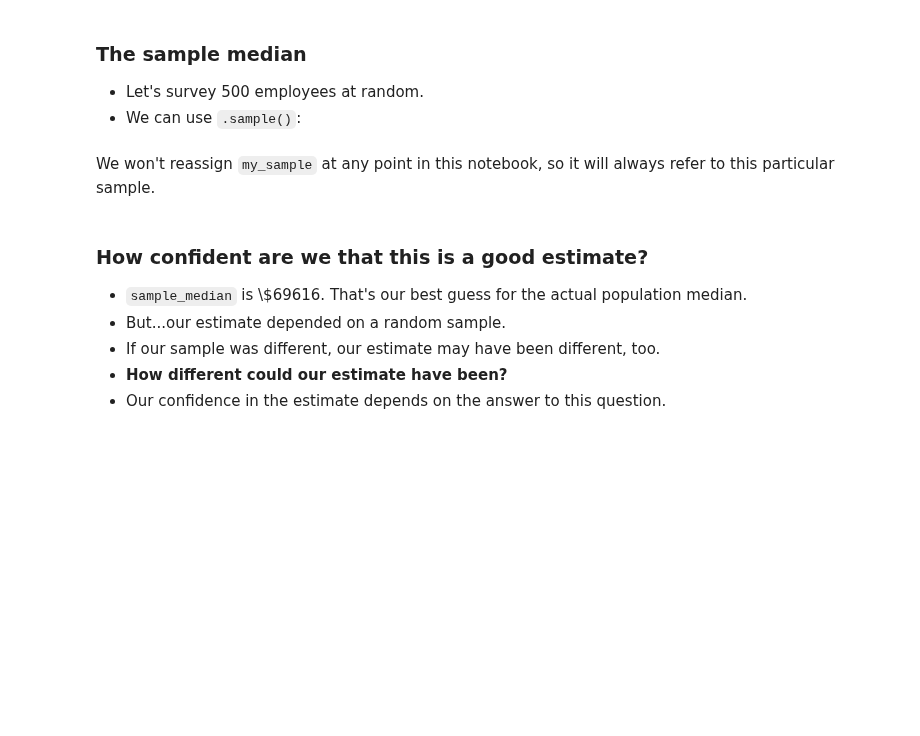
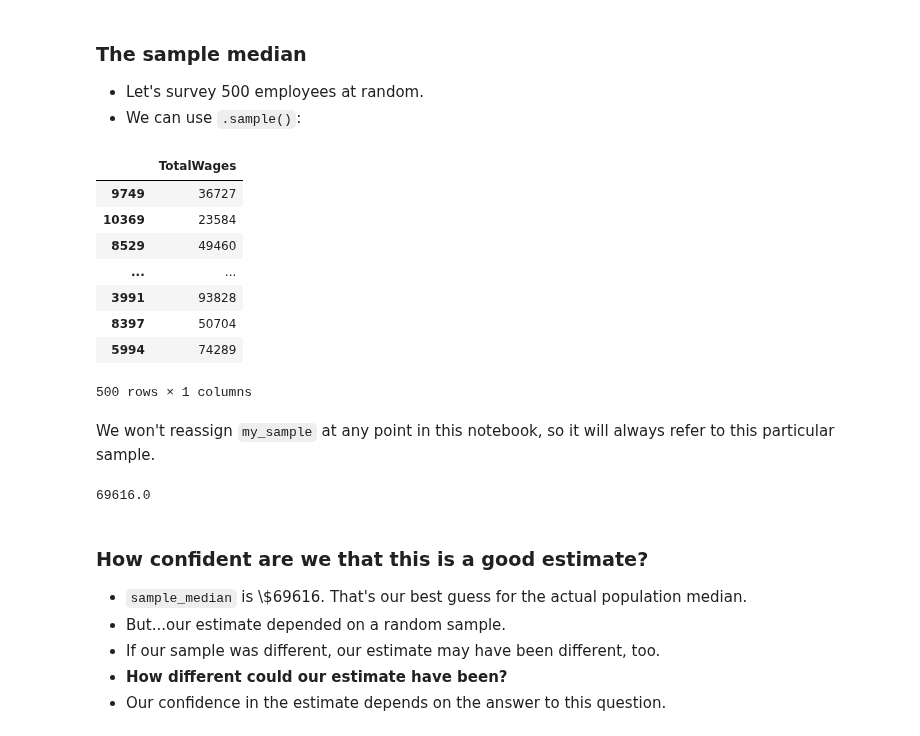
Before and after one commit to dsc-courses/dsc10-2022-su, a Jupyter notebook: lectures/lec19/lec19-live.ipynb, the cells around one changed output. Saved outputs shown, nothing was run; the diff lists cells and outputs as text; code cells hidden in the pictures; blank space fills up the shorter version.

```diff
--- a/lectures/lec19/lec19-live.ipynb
+++ b/lectures/lec19/lec19-live.ipynb
@@ -95,15 +131,27 @@ population_median
 # %%
 np.random.seed(23) # Magic to ensure that we get the same results every time this code is run
 
 # Take a sample of size 500
-my_sample = ...
+my_sample = population.sample(500)
 my_sample
+# %% [output]
+|  | TotalWages |
+| 9749 | 36727 |
+| 10369 | 23584 |
+| 8529 | 49460 |
+| ... | ... |
+| 3991 | 93828 |
+| 8397 | 50704 |
+| 5994 | 74289 |
+500 rows × 1 columns
 # %% [markdown]
 We won't reassign `my_sample` at any point in this notebook, so it will always refer to this particular sample.
 # %%
 # Compute the sample median
-sample_median = ...
+sample_median = my_sample.get('TotalWages').median()
 sample_median
+# %% [output]
+69616.0
 # %% [markdown]
 ### How confident are we that this is a good estimate?
 
```
Also changed, not shown: parts of 65 cells of this notebook, 1 other file.
